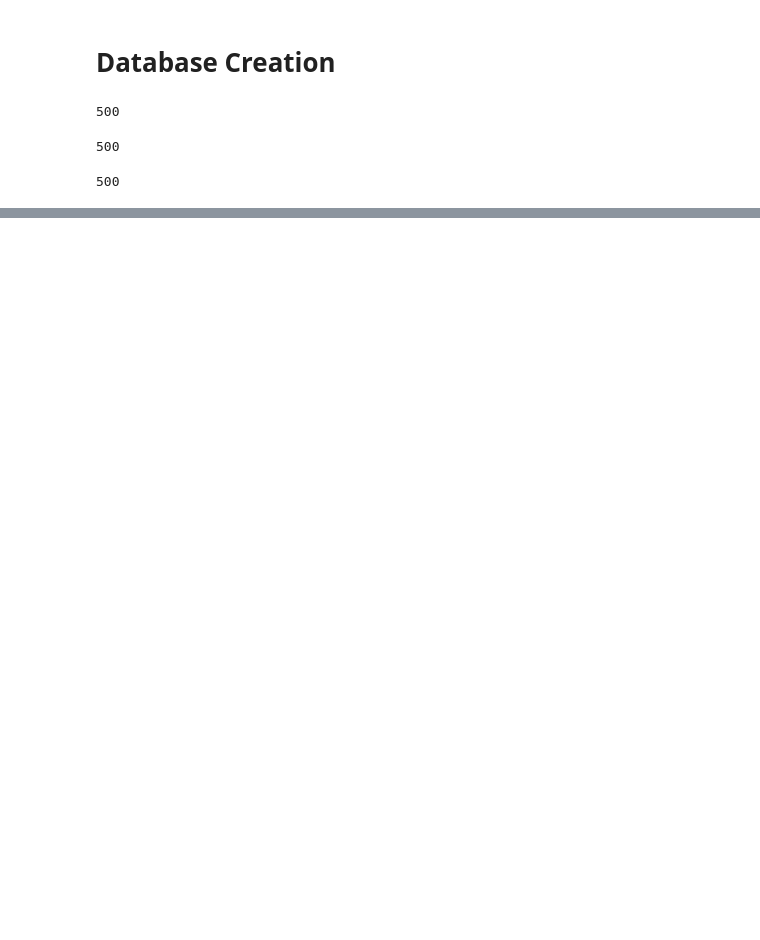
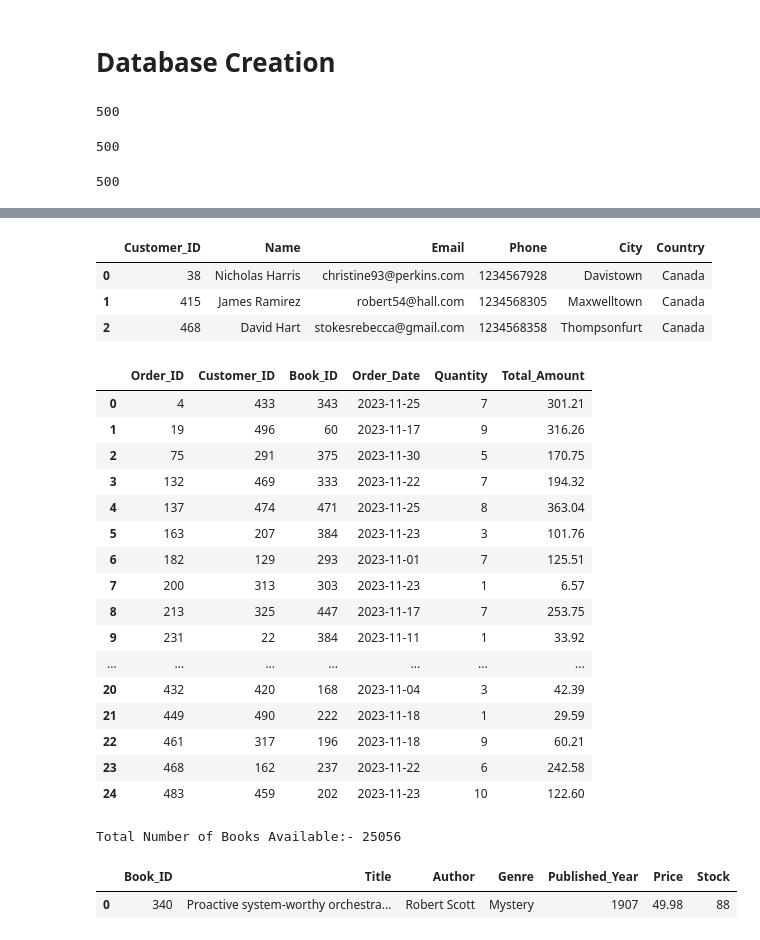
Before and after one commit to jsharma1503/SQL-Project, a Jupyter notebook: Book Store Analysis.ipynb, the cells around one changed output, grey strips where cells are left out. Cells and saved outputs as stored; diff of their text form; code cells hidden in the pictures; blank space fills up the shorter version.

```diff
--- a/Book Store Analysis.ipynb
+++ b/Book Store Analysis.ipynb
@@ -98,0 +152,65 @@ df.to_sql(
+# %%
+# T3 :- List of all customers from the Canada
+query3 = """
+    SELECT * FROM Customers WHERE Country = "Canada"
+"""
+
+df3 = pd.read_sql_query(query3, conn)
+
+df3
+# %% [output]
+|  | Customer_ID | Name | Email | Phone | City | Country |
+| 0 | 38 | Nicholas Harris | christine93@perkins.com | 1234567928 | Davistown | Canada |
+| 1 | 415 | James Ramirez | robert54@hall.com | 1234568305 | Maxwelltown | Canada |
+| 2 | 468 | David Hart | stokesrebecca@gmail.com | 1234568358 | Thompsonfurt | Canada |
+# %%
+# T4 :- Show orders placed in November 2023
+query4 = """
+    SELECT * FROM Orders WHERE strftime('%Y-%m', Order_Date) == "2023-11"
+"""
+# SELECT * FROM Orders WHERE order_date BETWEEN '2023-11-01' AND '2023-11-30';
+df4 = pd.read_sql_query(query4, conn)
+
+df4
+# %% [output]
+|  | Order_ID | Customer_ID | Book_ID | Order_Date | Quantity | Total_Amount |
+| 0 | 4 | 433 | 343 | 2023-11-25 | 7 | 301.21 |
+| 1 | 19 | 496 | 60 | 2023-11-17 | 9 | 316.26 |
+| 2 | 75 | 291 | 375 | 2023-11-30 | 5 | 170.75 |
+| 3 | 132 | 469 | 333 | 2023-11-22 | 7 | 194.32 |
+| 4 | 137 | 474 | 471 | 2023-11-25 | 8 | 363.04 |
+| 5 | 163 | 207 | 384 | 2023-11-23 | 3 | 101.76 |
+| 6 | 182 | 129 | 293 | 2023-11-01 | 7 | 125.51 |
+| 7 | 200 | 313 | 303 | 2023-11-23 | 1 | 6.57 |
+| 8 | 213 | 325 | 447 | 2023-11-17 | 7 | 253.75 |
+| 9 | 231 | 22 | 384 | 2023-11-11 | 1 | 33.92 |
+| ... | ... | ... | ... | ... | ... | ... |
+| 20 | 432 | 420 | 168 | 2023-11-04 | 3 | 42.39 |
+| 21 | 449 | 490 | 222 | 2023-11-18 | 1 | 29.59 |
+| 22 | 461 | 317 | 196 | 2023-11-18 | 9 | 60.21 |
+| 23 | 468 | 162 | 237 | 2023-11-22 | 6 | 242.58 |
+| 24 | 483 | 459 | 202 | 2023-11-23 | 10 | 122.60 |
+# %%
+# T5 :- Retrieve the total stock of books available
+query5 = """
+    SELECT SUM(Stock) FROM Books
+"""
+
+cursor.execute(query5)
+
+results = cursor.fetchall()
+print("Total Number of Books Available:-",results[0][0])
+# %% [output]
+Total Number of Books Available:- 25056
+# %%
+# T6 :- Find the details of the most expensive book
+query6 = """
+    SELECT * FROM Books WHERE Price = (SELECT MAX(Price) FROM Books)
+"""
+# SELECT * FROM Books ORDER BY Price DESC LIMIT 1;
+df6 = pd.read_sql_query(query6, conn)
+
+df6
+# %% [output]
+|  | Book_ID | Title | Author | Genre | Published_Year | Price | Stock |
+| 0 | 340 | Proactive system-worthy orchestra... | Robert Scott | Mystery | 1907 | 49.98 | 88 |
```
Also changed, not shown: parts of 8 cells of this notebook.
